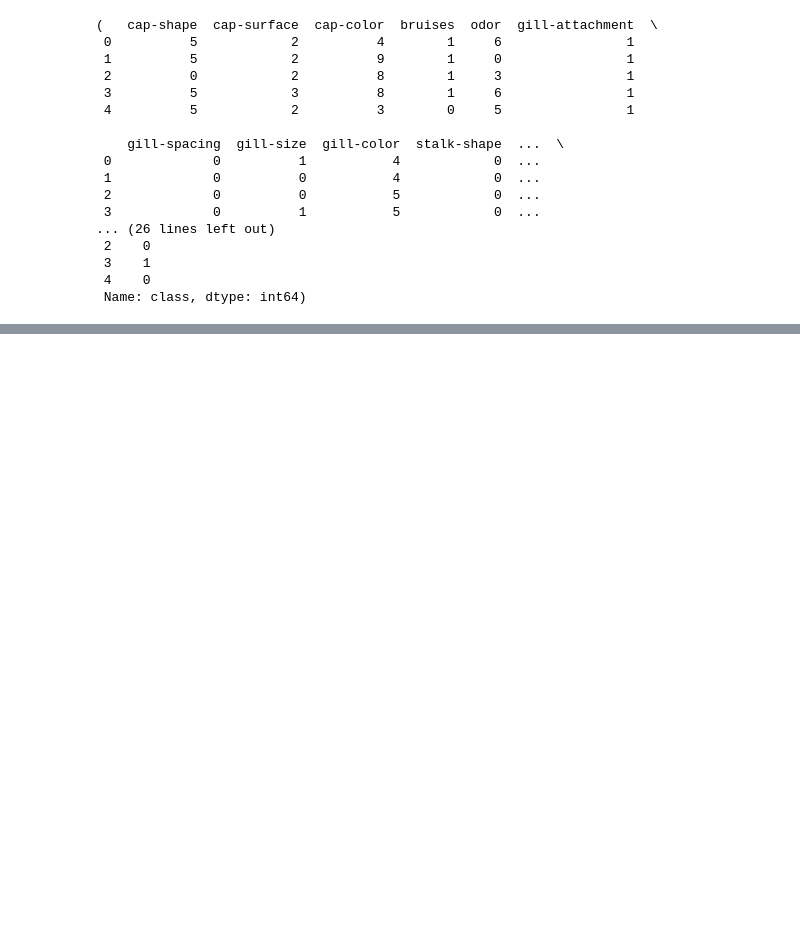
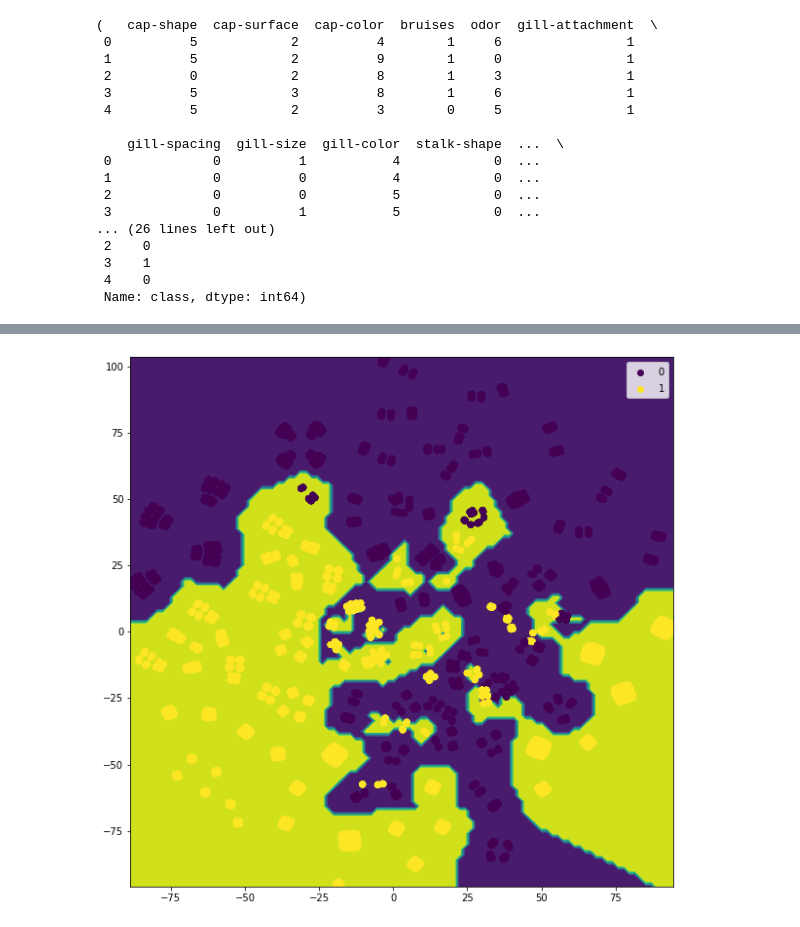
Before and after one commit to sandergs92/dmt-assignment-1, a Jupyter notebook: assignment_1/notebook_1b.ipynb, the cells around one changed output, grey strips where cells are left out. Drawn from its saved outputs; the diff is of its cells as text; code cells hidden in the pictures; blank space fills up the shorter version.

```diff
--- a/assignment_1/notebook_1b.ipynb
+++ b/assignment_1/notebook_1b.ipynb
@@ -108,0 +178,26 @@ cnb.fit(X_train, y_train)
+# %%
+# replace the below by your data and model
+X_Train_embedded = TSNE(n_components=2).fit_transform(X)
+model = LogisticRegression().fit(X,y)
+y_predicted = model.predict(X)
+# replace the above by your data and model
+
+# create meshgrid
+resolution = 100 # 100x100 background pixels
+X2d_xmin, X2d_xmax = np.min(X_Train_embedded[:,0]), np.max(X_Train_embedded[:,0])
+X2d_ymin, X2d_ymax = np.min(X_Train_embedded[:,1]), np.max(X_Train_embedded[:,1])
+xx, yy = np.meshgrid(np.linspace(X2d_xmin, X2d_xmax, resolution), np.linspace(X2d_ymin, X2d_ymax, resolution))
+
+# approximate Voronoi tesselation on resolution x resolution grid using 1-NN
+background_model = KNeighborsClassifier(n_neighbors=1).fit(X_Train_embedded, y_predicted)
+voronoiBackground = background_model.predict(np.c_[xx.ravel(), yy.ravel()])
+voronoiBackground = voronoiBackground.reshape((resolution, resolution))
+
+#plot
+plt.figure(figsize=(10,10))
+plt.contourf(xx, yy, voronoiBackground)
+scatter = plt.scatter(X_Train_embedded[:,0], X_Train_embedded[:,1], c=y)
+plt.legend(*scatter.legend_elements())
+plt.show()
+# %% [output]
+[figure, added]
```
Also changed, not shown: parts of 8 cells of this notebook.
